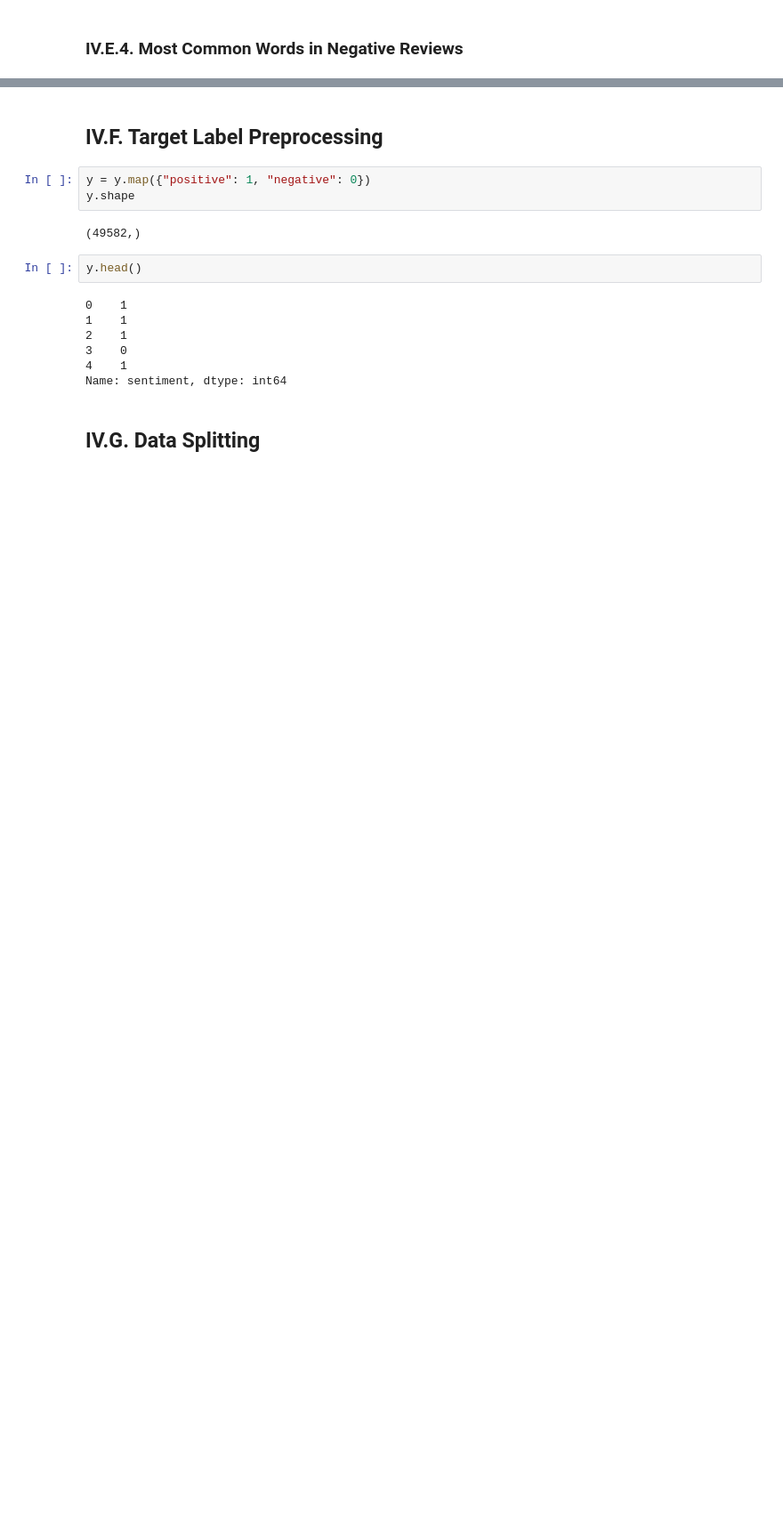
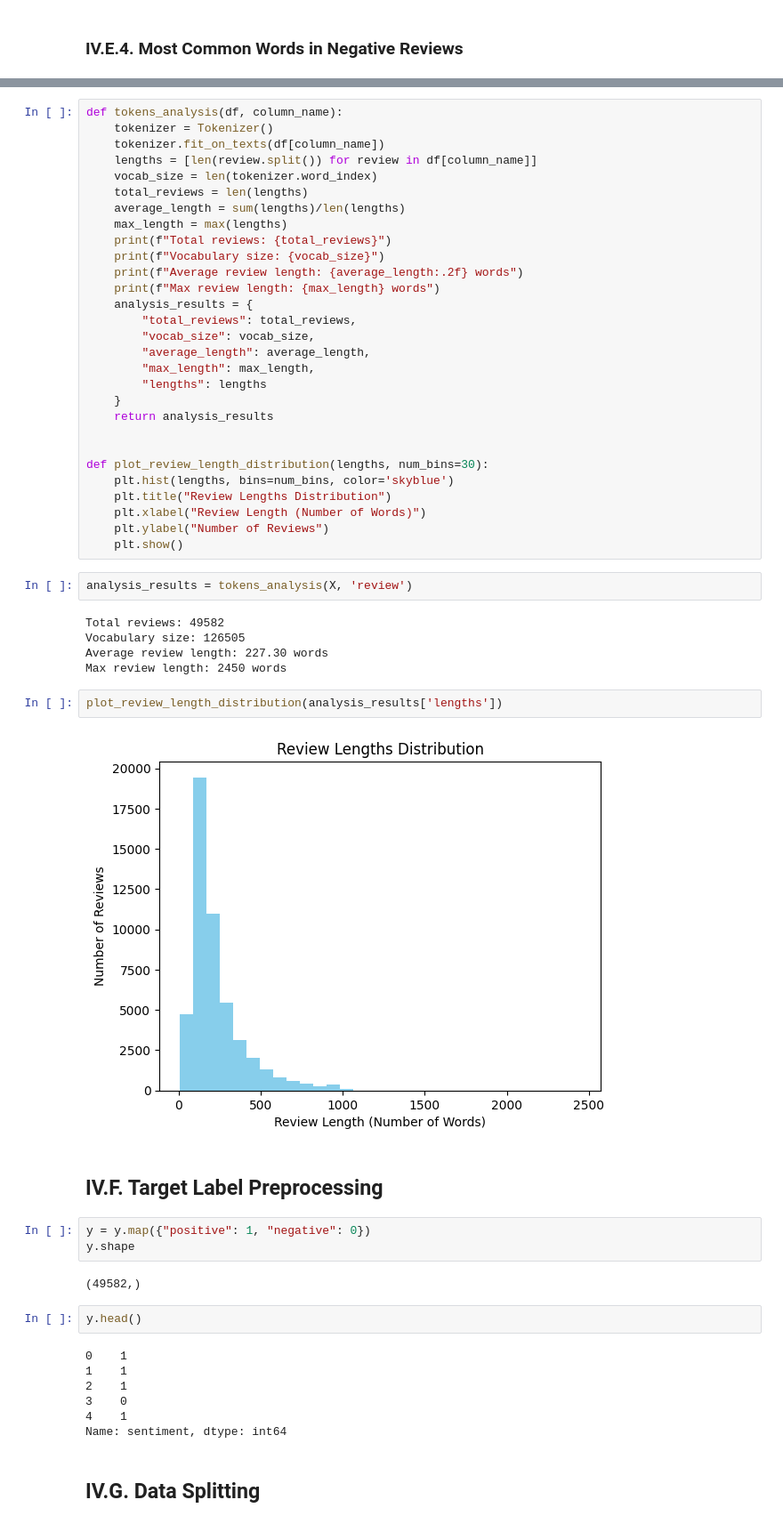
Before and after one commit to hardefarogonondo/IMDb-sentiment-prediction-engine, a Jupyter notebook: notebooks/2_exploratory_data_analysis_and_preprocessing/exploratory_data_analysis_and_preprocessing.ipynb, the cells around one changed output, grey strips where cells are left out. Shown at 89% size. Cells and saved outputs as stored; diff of their text form; blank space fills up the shorter version.

Commit message:
Tokens analysis added

```diff
--- a/notebooks/2_exploratory_data_analysis_and_preprocessing/exploratory_data_analysis_and_preprocessing.ipynb
+++ b/notebooks/2_exploratory_data_analysis_and_preprocessing/exploratory_data_analysis_and_preprocessing.ipynb
@@ -204,3 +209,43 @@ display_sentiment_word_cloud(X["review"], y, "negative")
+# %%
+def tokens_analysis(df, column_name):
+    tokenizer = Tokenizer()
+    tokenizer.fit_on_texts(df[column_name])
+    lengths = [len(review.split()) for review in df[column_name]]
+    vocab_size = len(tokenizer.word_index)
+    total_reviews = len(lengths)
+    average_length = sum(lengths)/len(lengths)
+    max_length = max(lengths)
+    print(f"Total reviews: {total_reviews}")
+    print(f"Vocabulary size: {vocab_size}")
+    print(f"Average review length: {average_length:.2f} words")
+    print(f"Max review length: {max_length} words")
+    analysis_results = {
+        "total_reviews": total_reviews,
+        "vocab_size": vocab_size,
+        "average_length": average_length,
+        "max_length": max_length,
+        "lengths": lengths
+    }
+    return analysis_results
+
+
+def plot_review_length_distribution(lengths, num_bins=30):
+    plt.hist(lengths, bins=num_bins, color='skyblue')
+    plt.title("Review Lengths Distribution")
+    plt.xlabel("Review Length (Number of Words)")
+    plt.ylabel("Number of Reviews")
+    plt.show()
+# %%
+analysis_results = tokens_analysis(X, 'review')
+# %% [output]
+Total reviews: 49582
+Vocabulary size: 126505
+Average review length: 227.30 words
+Max review length: 2450 words
+# %%
+plot_review_length_distribution(analysis_results['lengths'])
+# %% [output]
+[figure, added]
 # %% [markdown]
 ## IV.F. Target Label Preprocessing
 # %%
```
Also changed, not shown: parts of 5 cells of this notebook.
